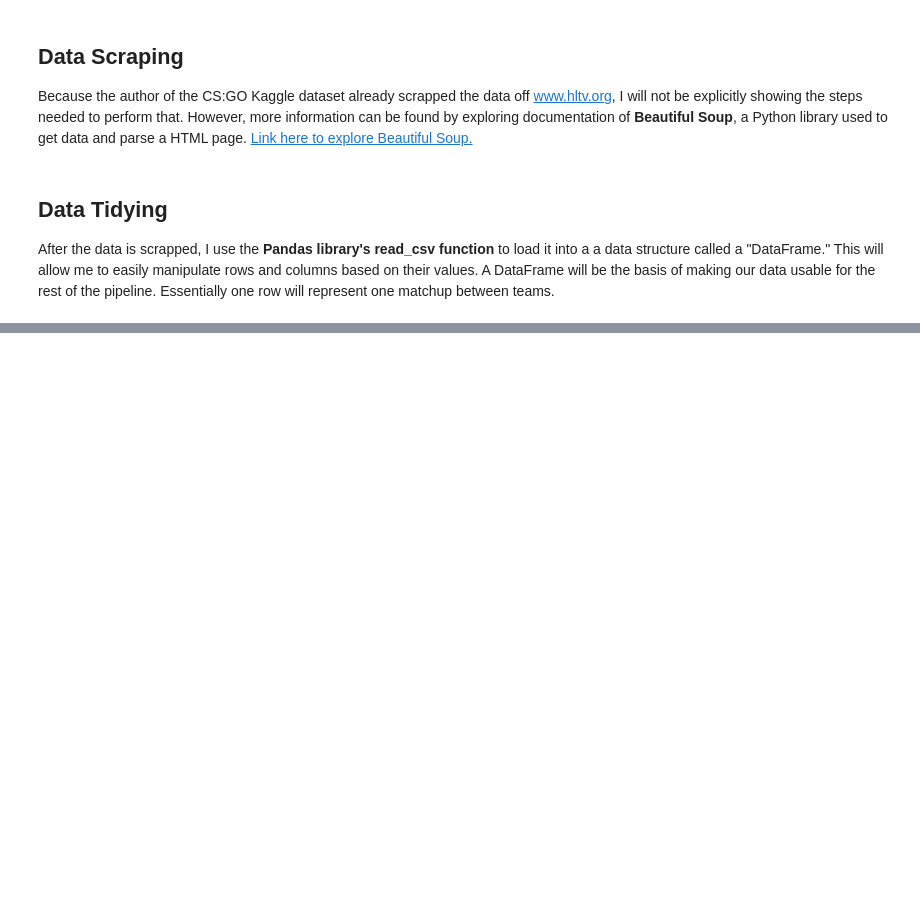
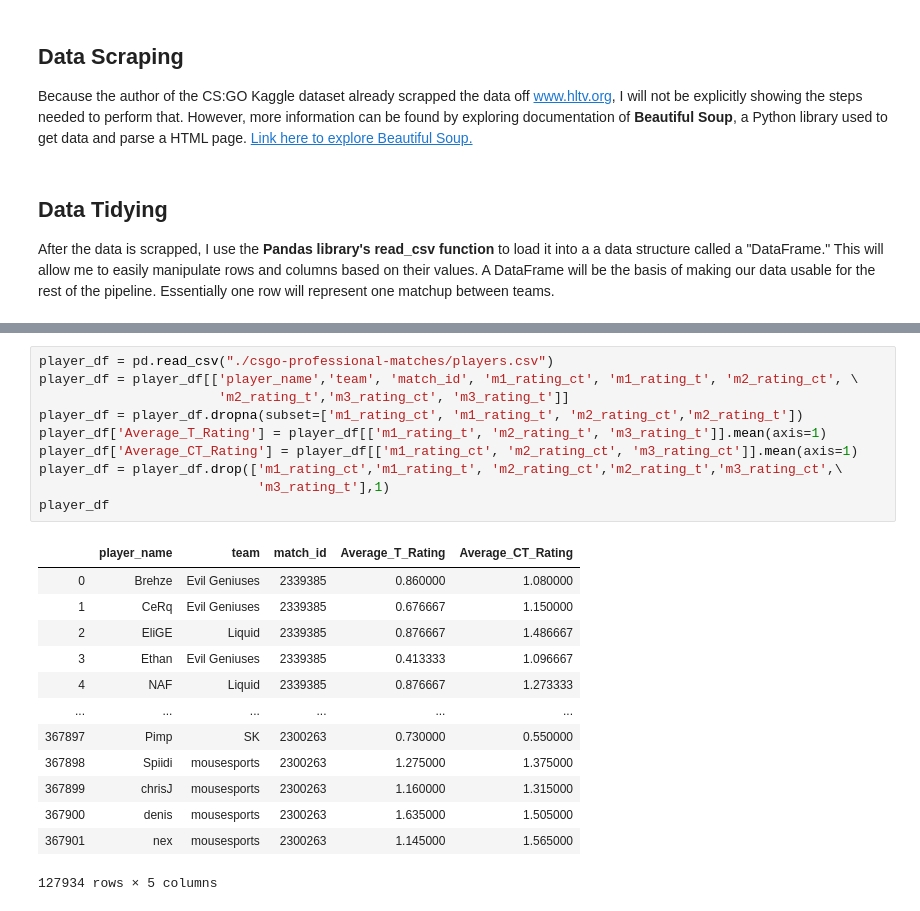
Before and after one commit to richchen11/richchen11.github.io, a Jupyter notebook: CMSC320RichardChen.ipynb, the cells around one changed output, grey strips where cells are left out. Drawn from its saved outputs; the diff is of its cells as text; blank space fills up the shorter version.

```diff
--- a/CMSC320RichardChen.ipynb
+++ b/CMSC320RichardChen.ipynb
@@ -101,0 +112,24 @@ df
+# %%
+player_df = pd.read_csv("./csgo-professional-matches/players.csv")
+player_df = player_df[['player_name','team', 'match_id', 'm1_rating_ct', 'm1_rating_t', 'm2_rating_ct', \
+                       'm2_rating_t','m3_rating_ct', 'm3_rating_t']]
+player_df = player_df.dropna(subset=['m1_rating_ct', 'm1_rating_t', 'm2_rating_ct','m2_rating_t'])
+player_df['Average_T_Rating'] = player_df[['m1_rating_t', 'm2_rating_t', 'm3_rating_t']].mean(axis=1)
+player_df['Average_CT_Rating'] = player_df[['m1_rating_ct', 'm2_rating_ct', 'm3_rating_ct']].mean(axis=1)
+player_df = player_df.drop(['m1_rating_ct','m1_rating_t', 'm2_rating_ct','m2_rating_t','m3_rating_ct',\
+                            'm3_rating_t'],1)
+player_df
+# %% [output]
+|  | player_name | team | match_id | Average_T_Rating | Average_CT_Rating |
+| 0 | Brehze | Evil Geniuses | 2339385 | 0.860000 | 1.080000 |
+| 1 | CeRq | Evil Geniuses | 2339385 | 0.676667 | 1.150000 |
+| 2 | EliGE | Liquid | 2339385 | 0.876667 | 1.486667 |
+| 3 | Ethan | Evil Geniuses | 2339385 | 0.413333 | 1.096667 |
+| 4 | NAF | Liquid | 2339385 | 0.876667 | 1.273333 |
+| ... | ... | ... | ... | ... | ... |
+| 367897 | Pimp | SK | 2300263 | 0.730000 | 0.550000 |
+| 367898 | Spiidi | mousesports | 2300263 | 1.275000 | 1.375000 |
+| 367899 | chrisJ | mousesports | 2300263 | 1.160000 | 1.315000 |
+| 367900 | denis | mousesports | 2300263 | 1.635000 | 1.505000 |
+| 367901 | nex | mousesports | 2300263 | 1.145000 | 1.565000 |
+127934 rows × 5 columns
```
Also changed, not shown: parts of 6 cells of this notebook, 1 other file.
